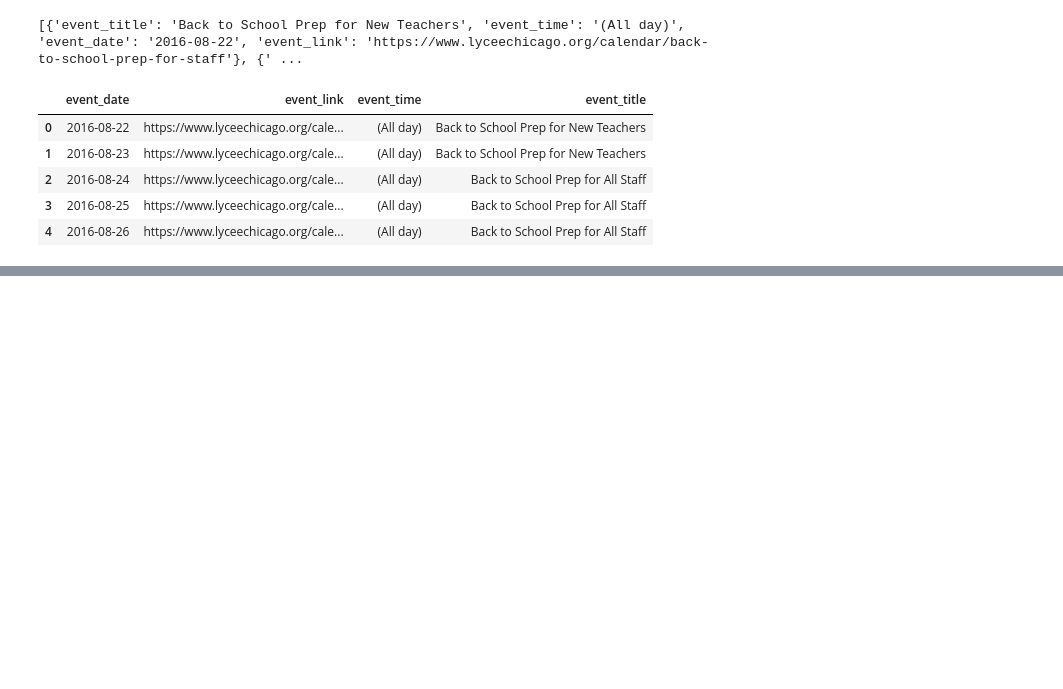
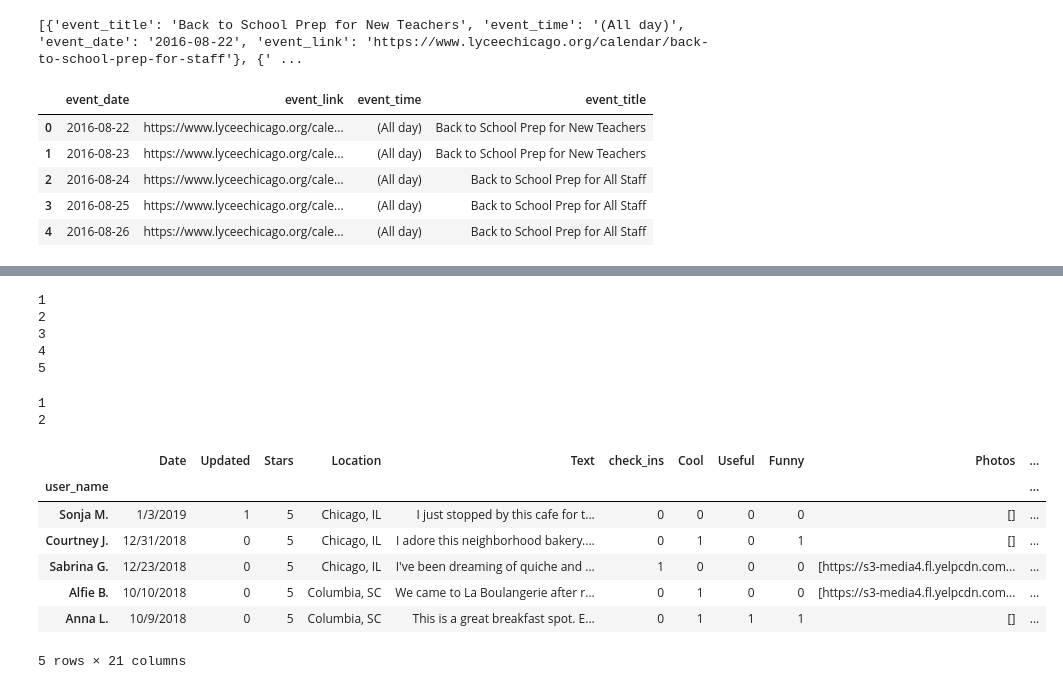
Before and after one commit to PoojaChopra123/pie_thon, a Jupyter notebook: jupyter notebooks/stacy_scratch.ipynb, the cells around one changed output, grey strips where cells are left out. Saved outputs shown, nothing was run; the diff lists cells and outputs as text; code cells hidden in the pictures; blank space fills up the shorter version.

```diff
--- a/jupyter notebooks/stacy_scratch.ipynb
+++ b/jupyter notebooks/stacy_scratch.ipynb
@@ -476,0 +489,19 @@ lychee_event_df.to_csv('lychee_events.csv')
+# %%
+for index, row in logan_review_df.iterrows():
+    if len(row['review_date']) > 15:
+        print("Update!")
+        logan_review_df.loc[index, 'Updated'] = '1'
+        prev = row.previous_review
+        try:
+            logan_review_df.loc[index, 'prev_text'] = prev['review_text']
+            logan_review_df.loc[index, 'prev_stars'] = prev['stars']
+            logan_review_df.loc[index, 'prev_date'] = prev['review_date']
+            counts = prev['review_feedback']['review_count']
+            logan_review_df.loc[index, 'prev_useful_rating_count'] = counts[0]
+            logan_review_df.loc[index, 'prev_funny_rating_count'] = counts[1]
+            logan_review_df.loc[index, 'prev_cool_rating_count'] = counts[2]
+        except TypeError as error:
+            print(error)
+    else:
+        logan_review_df.loc[index, 'Updated'] = '0'
+logan_review_df.head()
@@ -476,0 +529,6 @@ lychee_event_df.to_csv('lychee_events.csv')
+# %%
+damen_review_df = damen_review_df[['review_date', 'Updated', 'stars', 'user_location', 'review_text', 'check_ins', \
+                                   'cool_rating_count', 'useful_rating_count', 'funny_rating_count', 'review_photos',\
+                                   'prev_date', 'prev_stars', 'prev_text', 'prev_cool_rating_count', 'prev_useful_rating_count', \
+                                   'prev_funny_rating_count', 'elite_status', 'user_link', 'user_friends', 'user_photos', \
+                                   'user_reviews']]
@@ -476,0 +559,47 @@ lychee_event_df.to_csv('lychee_events.csv')
+# %%
+for index, row in damen_review_df.iterrows():
+    if len(row['review_date']) > 15:
+        damen_review_df.loc[index, 'review_date'] = row['review_date'].split('\n')[0]
+        damen_review_df.loc[index, 'prev_date'] = row['prev_date'].split('\n')[0]
+# %%
+counter = 0
+for index, row in belmont_review_df.iterrows():
+    if len(row['review_date']) > 15:
+        counter += 1
+        print(counter)
+        try:
+            belmont_review_df.loc[index, 'review_date'] = row['review_date'].split('\n')[0]
+            belmont_review_df.loc[index, 'prev_date'] = row['prev_date'].split('\n')[0]
+        except AtrributeError as error:
+            print(error)
+# %% [output]
+1
+2
+3
+4
+5
+# %%
+counter = 0
+for index, row in logan_review_df.iterrows():
+    if len(row['review_date']) > 15:
+        counter += 1
+        print(counter)
+        try:
+            logan_review_df.loc[index, 'review_date'] = row['review_date'].split('\n')[0]
+            logan_review_df.loc[index, 'prev_date'] = row['prev_date'].split('\n')[0]
+        except AtrributeError as error:
+            print(error)
+# %% [output]
+1
+2
+# %%
+damen_review_df.head()
+# %% [output]
+|  | Date | Updated | Stars | Location | Text | check_ins | Cool | Useful | Funny | Photos | ... |
+| user_name |  |  |  |  |  |  |  |  |  |  | ... |
+| Sonja M. | 1/3/2019 | 1 | 5 | Chicago, IL | I just stopped by this cafe for t... | 0 | 0 | 0 | 0 | [] | ... |
+| Courtney J. | 12/31/2018 | 0 | 5 | Chicago, IL | I adore this neighborhood bakery.... | 0 | 1 | 0 | 1 | [] | ... |
+| Sabrina G. | 12/23/2018 | 0 | 5 | Chicago, IL | I've been dreaming of quiche and ... | 1 | 0 | 0 | 0 | [https://s3-media4.fl.yelpcdn.com... | ... |
+| Alfie B. | 10/10/2018 | 0 | 5 | Columbia, SC | We came to La Boulangerie after r... | 0 | 1 | 0 | 0 | [https://s3-media4.fl.yelpcdn.com... | ... |
+| Anna L. | 10/9/2018 | 0 | 5 | Columbia, SC | This is a great breakfast spot. E... | 0 | 1 | 1 | 1 | [] | ... |
+5 rows × 21 columns
```
Also changed, not shown: parts of 37 cells of this notebook, 4 other files.
